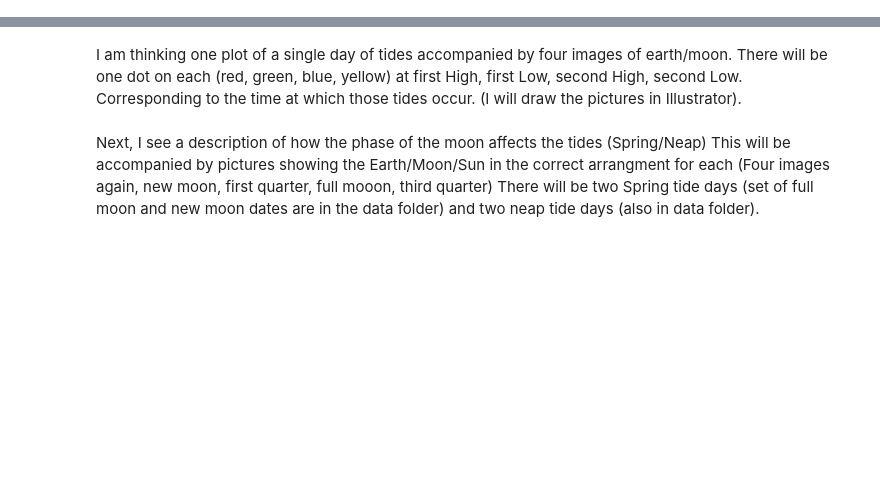
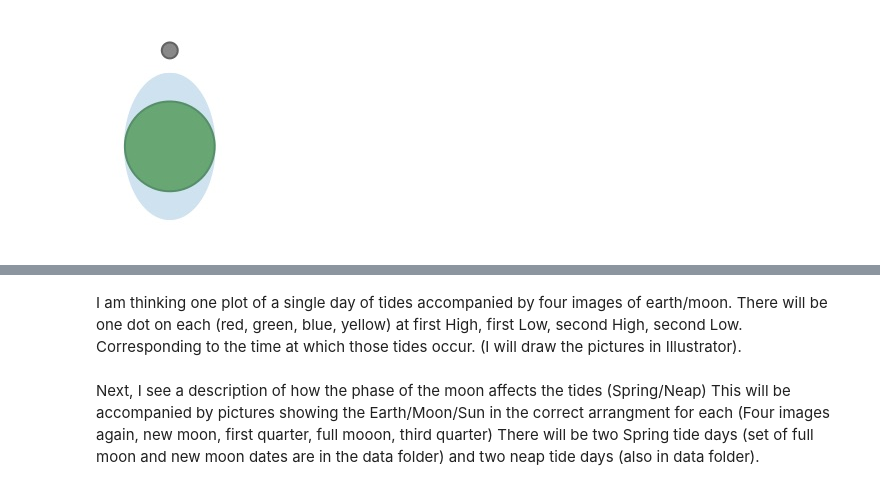
Before and after one commit to mguerrap/tydal, a Jupyter notebook: analysis/Module1_Tides.ipynb, the cells around one changed output, grey strips where cells are left out. Cells and saved outputs as stored; diff of their text form; code cells hidden in the pictures; blank space fills up the shorter version.

Commit message:
Deleted old figure.  Updated Module1

```diff
--- a/analysis/Module1_Tides.ipynb
+++ b/analysis/Module1_Tides.ipynb
@@ -4,0 +9,5 @@
+# %%
+from IPython.display import Image
+Image("../Figures/TidalBulge.jpg")
+# %% [output]
+[figure, added]
```
Also changed, not shown: parts of 31 cells of this notebook, 1 other file.
